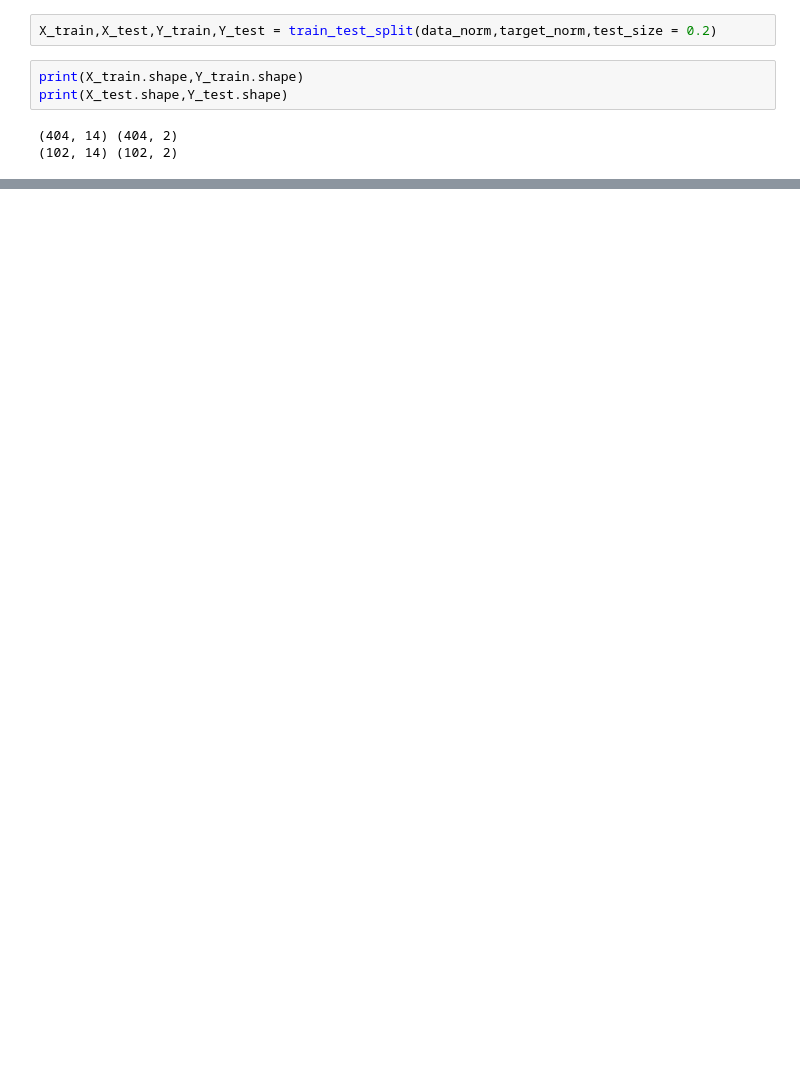
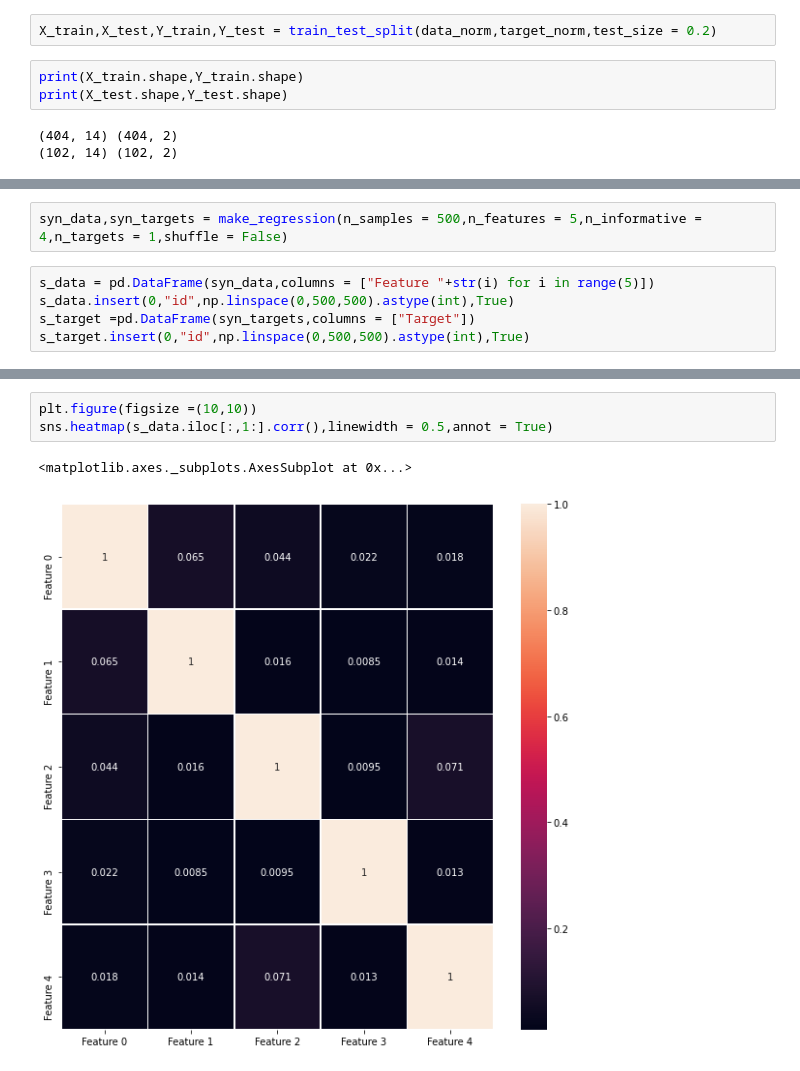
Before and after one commit to usuallyunusual/ML_Mini_Projects, a Jupyter notebook: Linear Regression/Linear Regression.ipynb, the cells around one changed output, grey strips where cells are left out. Saved outputs shown, nothing was run; the diff lists cells and outputs as text; blank space fills up the shorter version.

```diff
--- a/Linear Regression/Linear Regression.ipynb
+++ b/Linear Regression/Linear Regression.ipynb
@@ -282,0 +367,7 @@ plt.show()
+# %%
+syn_data,syn_targets = make_regression(n_samples = 500,n_features = 5,n_informative = 4,n_targets = 1,shuffle = False)
+# %%
+s_data = pd.DataFrame(syn_data,columns = ["Feature "+str(i) for i in range(5)])
+s_data.insert(0,"id",np.linspace(0,500,500).astype(int),True)
+s_target =pd.DataFrame(syn_targets,columns = ["Target"])
+s_target.insert(0,"id",np.linspace(0,500,500).astype(int),True)
@@ -282,0 +411,6 @@ plt.show()
+# %%
+plt.figure(figsize =(10,10))
+sns.heatmap(s_data.iloc[:,1:].corr(),linewidth = 0.5,annot = True)
+# %% [output]
+<matplotlib.axes._subplots.AxesSubplot at 0x...>
+[figure, added]
```
Also changed, not shown: parts of 24 cells of this notebook.
